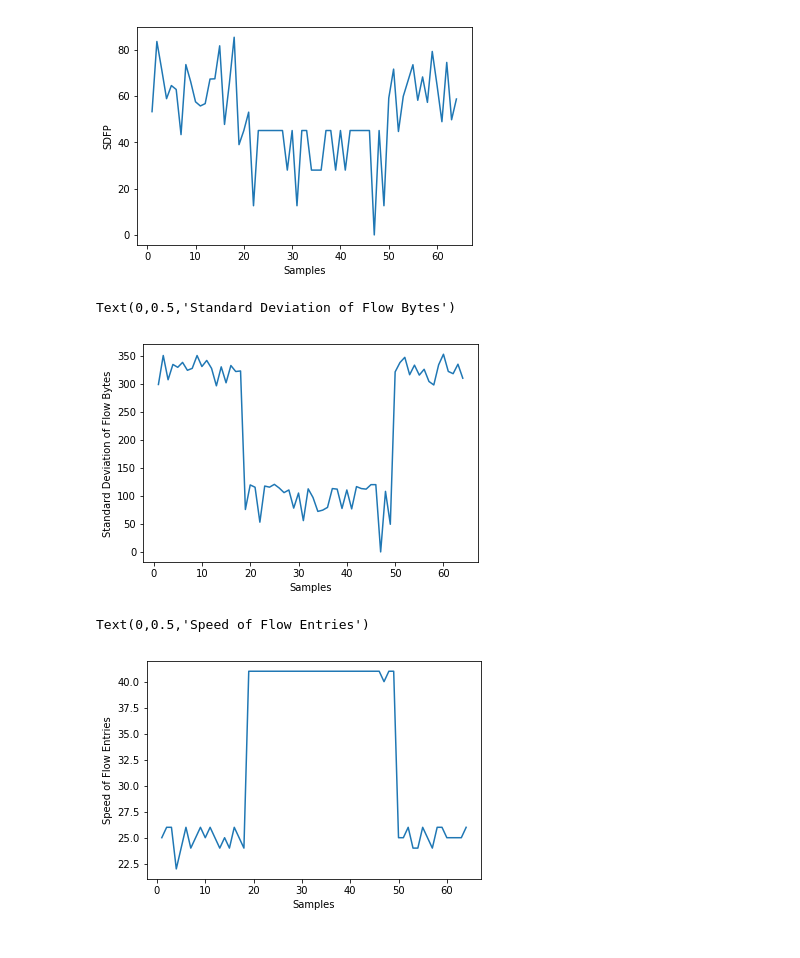
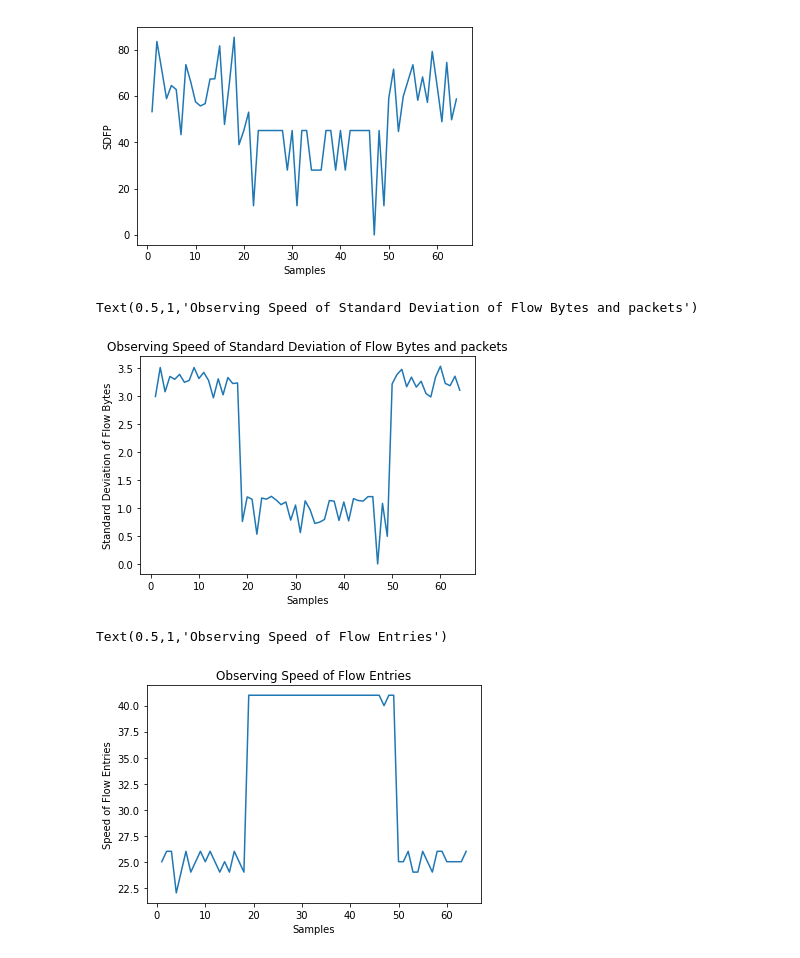
Before and after one commit to PriyankaWania/Support_vector_machines, a Jupyter notebook: Parameter_Eval.ipynb, the cells around one changed output. Saved outputs shown, nothing was run; the diff lists cells and outputs as text; code cells hidden in the pictures.

```diff
--- a/Parameter_Eval.ipynb
+++ b/Parameter_Eval.ipynb
@@ -42,20 +43,22 @@ Text(0,0.5,'SDFP')
 [figure]
 # %%
 SDFB = dataset.iloc[:,3]
-plt.plot(samples, SFE)
+plt.plot(samples, SDFB)
 plt.xlabel('Samples')
 plt.ylabel('Standard Deviation of Flow Bytes')
+plt.title('Observing Speed of Standard Deviation of Flow Bytes and packets')
 # %% [output]
-Text(0,0.5,'Standard Deviation of Flow Bytes')
+Text(0.5,1,'Observing Speed of Standard Deviation of Flow Bytes and packets')
-[figure, old version]
+[figure, new version]
 # %%
 SFE = dataset.iloc[:,4]
 plt.plot(samples, SFE)
 plt.xlabel('Samples')
 plt.ylabel('Speed of Flow Entries')
+plt.title('Observing Speed of Flow Entries')
 # %% [output]
-Text(0,0.5,'Speed of Flow Entries')
+Text(0.5,1,'Observing Speed of Flow Entries')
-[figure, old version]
+[figure, new version]
 # %%
 RFIP = dataset.iloc[:,5]
 plt.plot(samples, RFIP)
```
Also changed, not shown: parts of 2 cells of this notebook.
